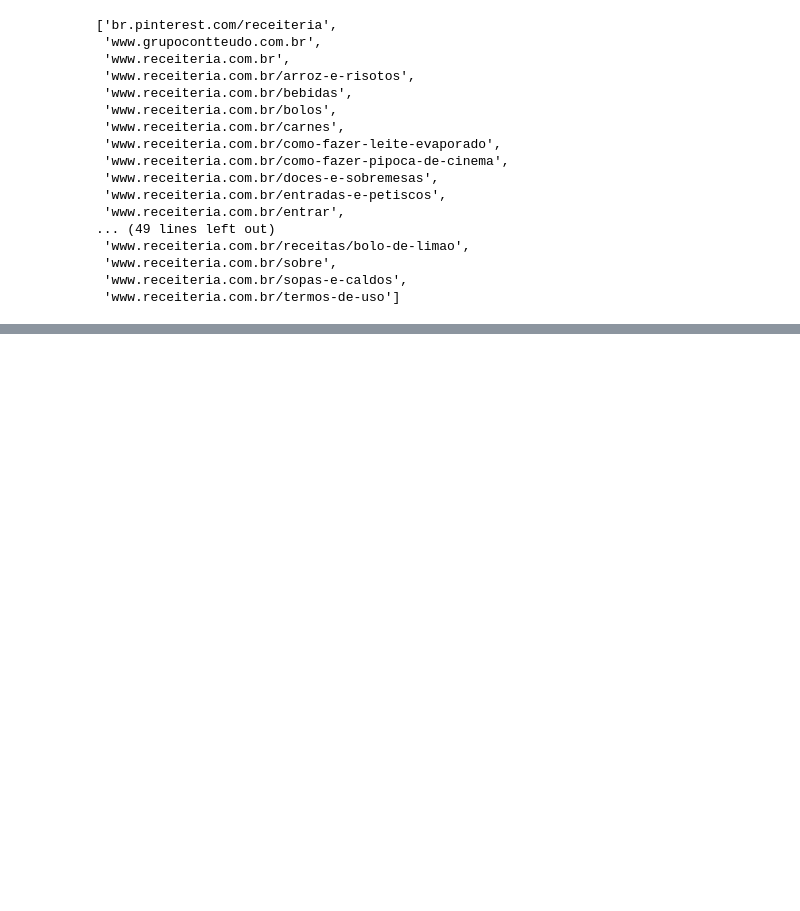
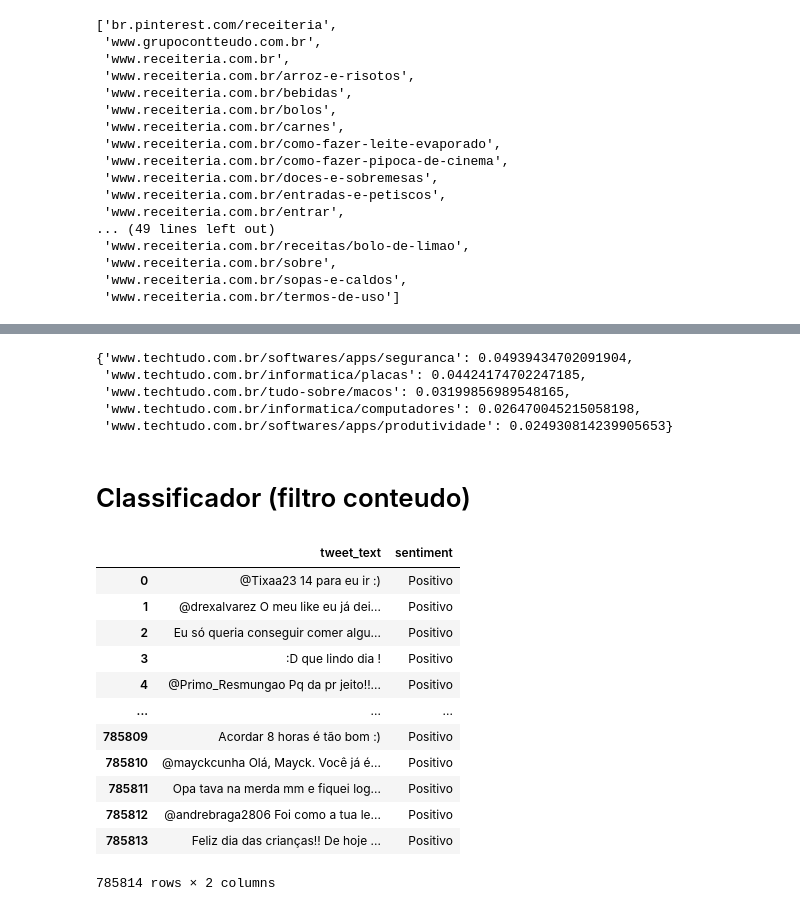
Before and after one commit to delattre1/nlp-chatbot, a Jupyter notebook: src/dev-notebook.ipynb, the cells around one changed output, grey strips where cells are left out. Cells and saved outputs as stored; diff of their text form; code cells hidden in the pictures; blank space fills up the shorter version.

```diff
--- a/src/dev-notebook.ipynb
+++ b/src/dev-notebook.ipynb
@@ -272,0 +317,32 @@ search_words(list_words=['carne'], rev_index=reverse_index, n=5)
+# %%
+wn_search_word('computador', rev_index=reverse_index, n=5)
+# %% [output]
+{'www.techtudo.com.br/softwares/apps/seguranca': 0.04939434702091904,
+ 'www.techtudo.com.br/informatica/placas': 0.04424174702247185,
+ 'www.techtudo.com.br/tudo-sobre/macos': 0.03199856989548165,
+ 'www.techtudo.com.br/informatica/computadores': 0.026470045215058198,
+ 'www.techtudo.com.br/softwares/apps/produtividade': 0.024930814239905653}
+# %% [markdown]
+# Classificador (filtro conteudo)
+# %%
+import pandas as pd
+import numpy as np
+
+df = pd.read_csv('no_theme_tweets.csv')
+# %%
+df = df[['tweet_text', 'sentiment']]
+df
+# %% [output]
+|  | tweet_text | sentiment |
+| 0 | @Tixaa23 14 para eu ir :) | Positivo |
+| 1 | @drexalvarez O meu like eu já dei... | Positivo |
+| 2 | Eu só queria conseguir comer algu... | Positivo |
+| 3 | :D que lindo dia ! | Positivo |
+| 4 | @Primo_Resmungao Pq da pr jeito!!... | Positivo |
+| ... | ... | ... |
+| 785809 | Acordar 8 horas é tão bom :) | Positivo |
+| 785810 | @mayckcunha Olá, Mayck. Você já é... | Positivo |
+| 785811 | Opa tava na merda mm e fiquei log... | Positivo |
+| 785812 | @andrebraga2806 Foi como a tua le... | Positivo |
+| 785813 | Feliz dia das crianças!! De hoje ... | Positivo |
+785814 rows × 2 columns
```
Also changed, not shown: parts of 55 cells of this notebook.
